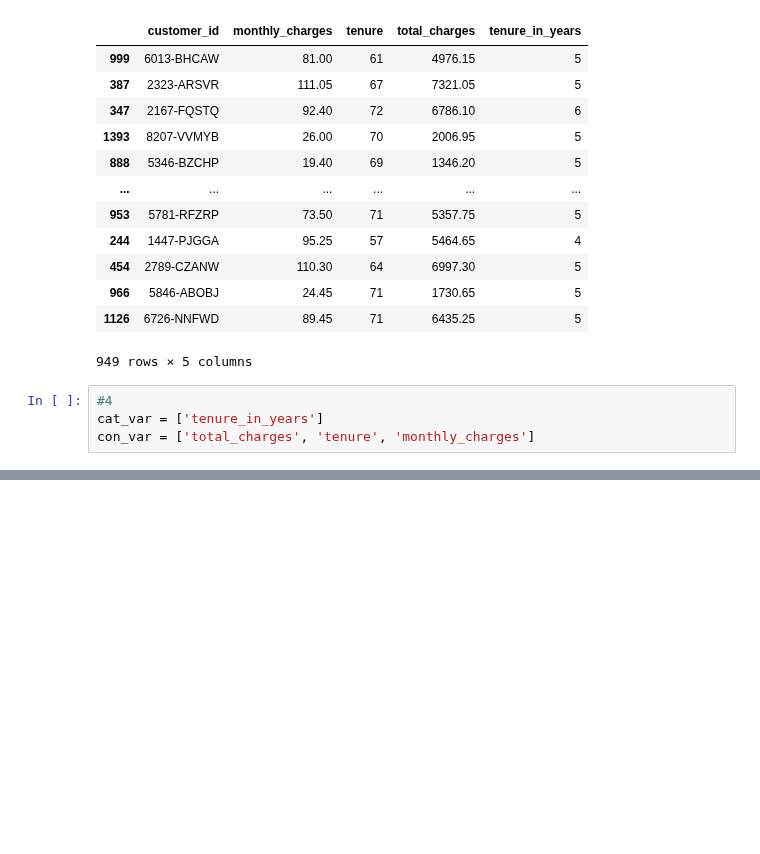
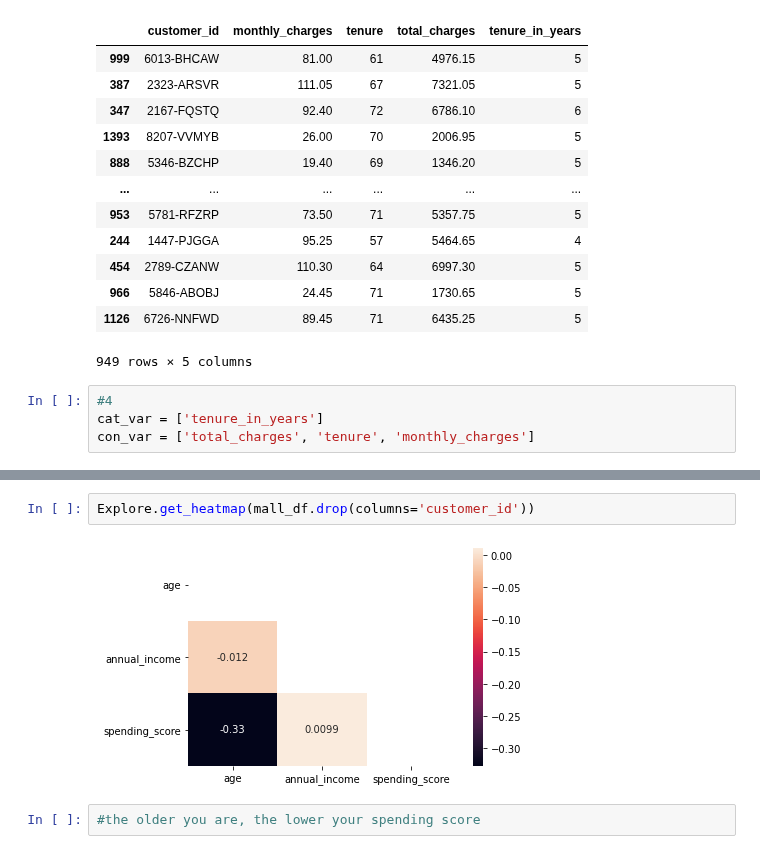
Before and after one commit to carterrxavier/regression-exercises, a Jupyter notebook: Explore.ipynb, the cells around one changed output, grey strips where cells are left out. Cells and saved outputs as stored; diff of their text form; blank space fills up the shorter version.

```diff
--- a/Explore.ipynb
+++ b/Explore.ipynb
@@ -82,0 +107,6 @@ Explore.plot_cat_and_cont(cat_var, con_var, train)
+# %%
+Explore.get_heatmap(mall_df.drop(columns='customer_id'))
+# %% [output]
+[figure, added]
+# %%
+#the older you are, the lower your spending score
```
Also changed, not shown: parts of 8 cells of this notebook, 4 other files.
